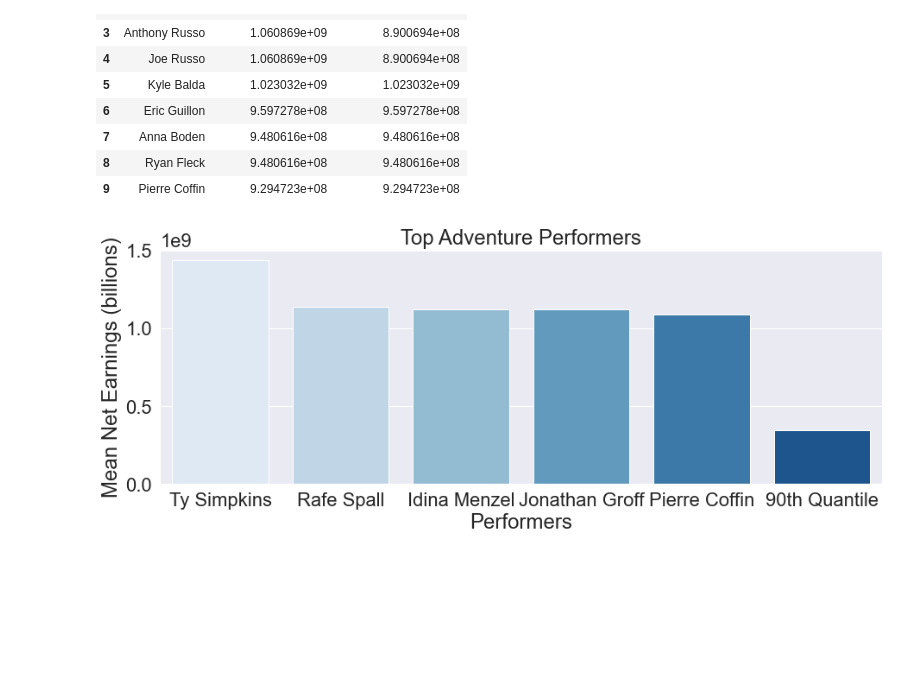
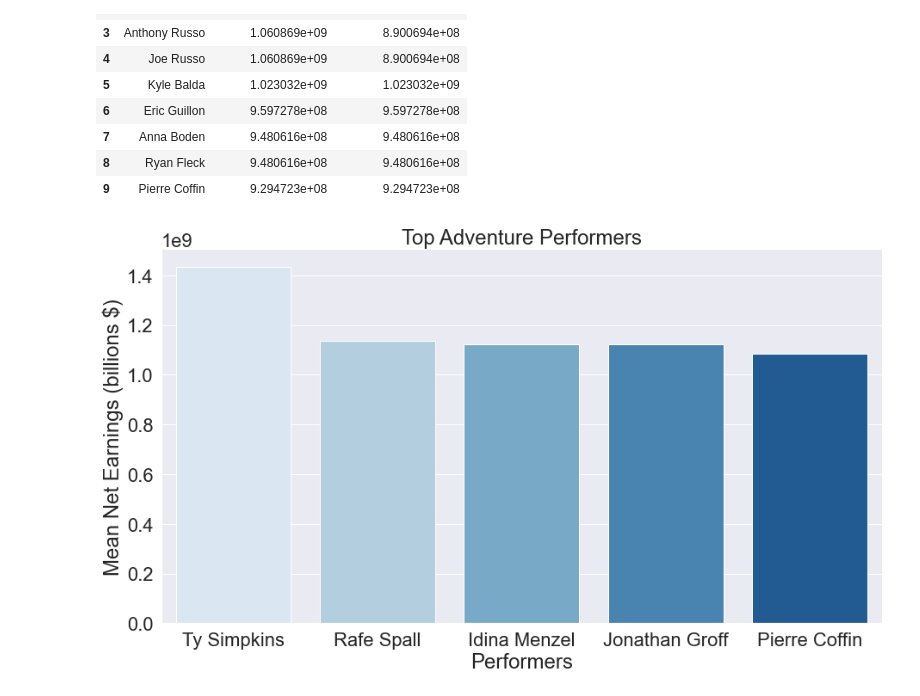
Before and after one commit to RH3421/Project-1-Microsoft-Makes-a-Movie, a Jupyter notebook: MainDF.ipynb, the cells around one changed output. Saved outputs shown, nothing was run; the diff lists cells and outputs as text; code cells hidden in the pictures; blank space fills up the shorter version.

Commit message:
Revised Chart

```diff
--- a/MainDF.ipynb
+++ b/MainDF.ipynb
@@ -515,16 +515,11 @@ top10_dir
 # %%
 # Visuals for people
 topactnames = list(indact_fin['Primary Name'][0:5])
 topactearn = list(indact_fin['Mean Net Earnings'][0:5])
 
-# Create 90th quantile for comparison
-ninetyearn = indact_fin['Mean Net Earnings'].quantile(.9).mean()
-topactearn.append(ninetyearn)
-topactnames.append("90th Quantile")
-
 ax = sns.barplot(x=topactnames, y=topactearn, palette ="Blues")
-sns.set(rc = {'figure.figsize':(15,5)})
+sns.set(rc = {'figure.figsize':(15,10)})
 sns.set(font_scale = 2)
-ax.set(xlabel='Performers', ylabel='Mean Net Earnings (billions)', title='Top Adventure Performers');
+ax.set(xlabel='Performers', ylabel='Mean Net Earnings (billions $)', title='Top Adventure Performers');
 # %% [output]
-[figure, old version]
+[figure, new version]
```
